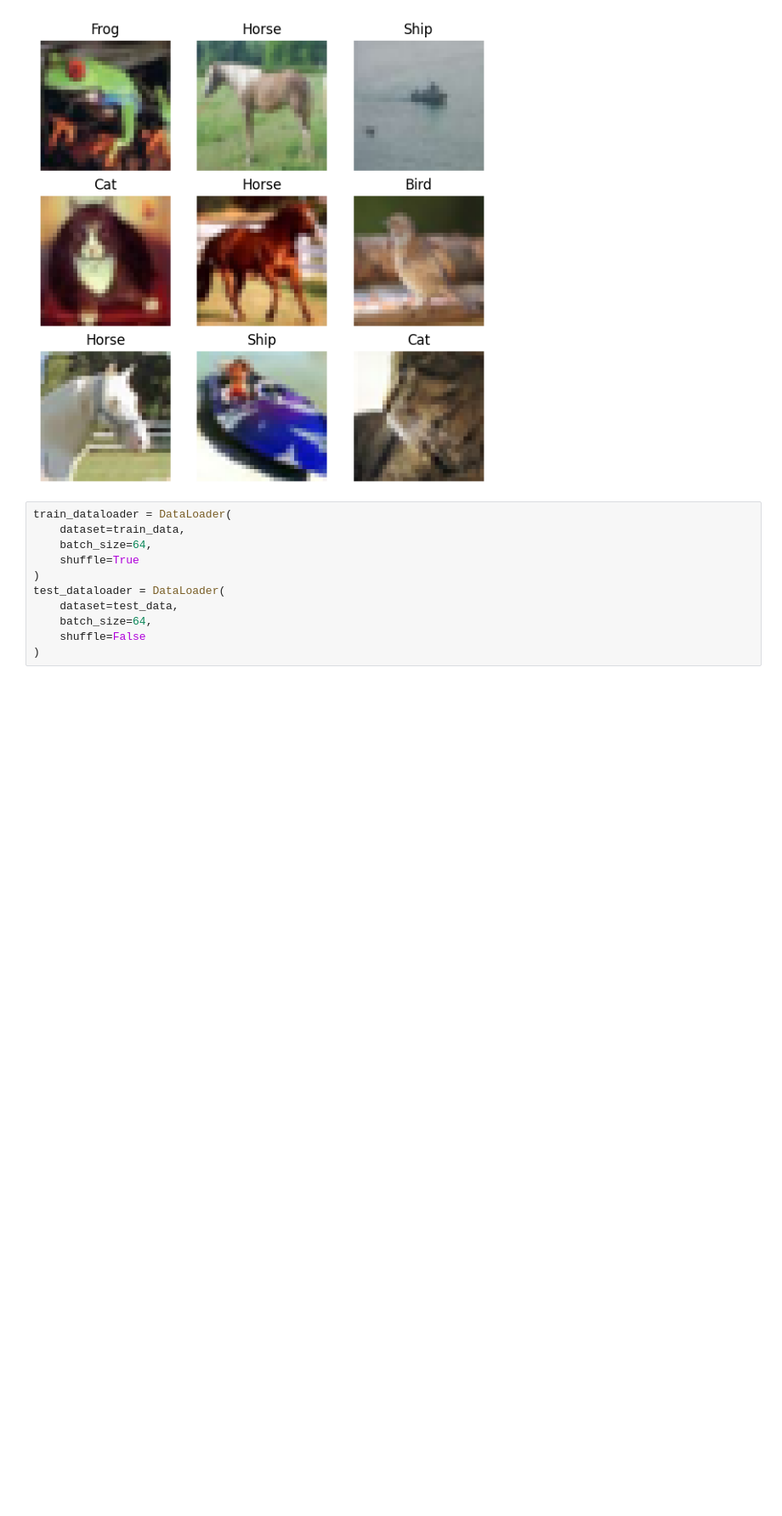
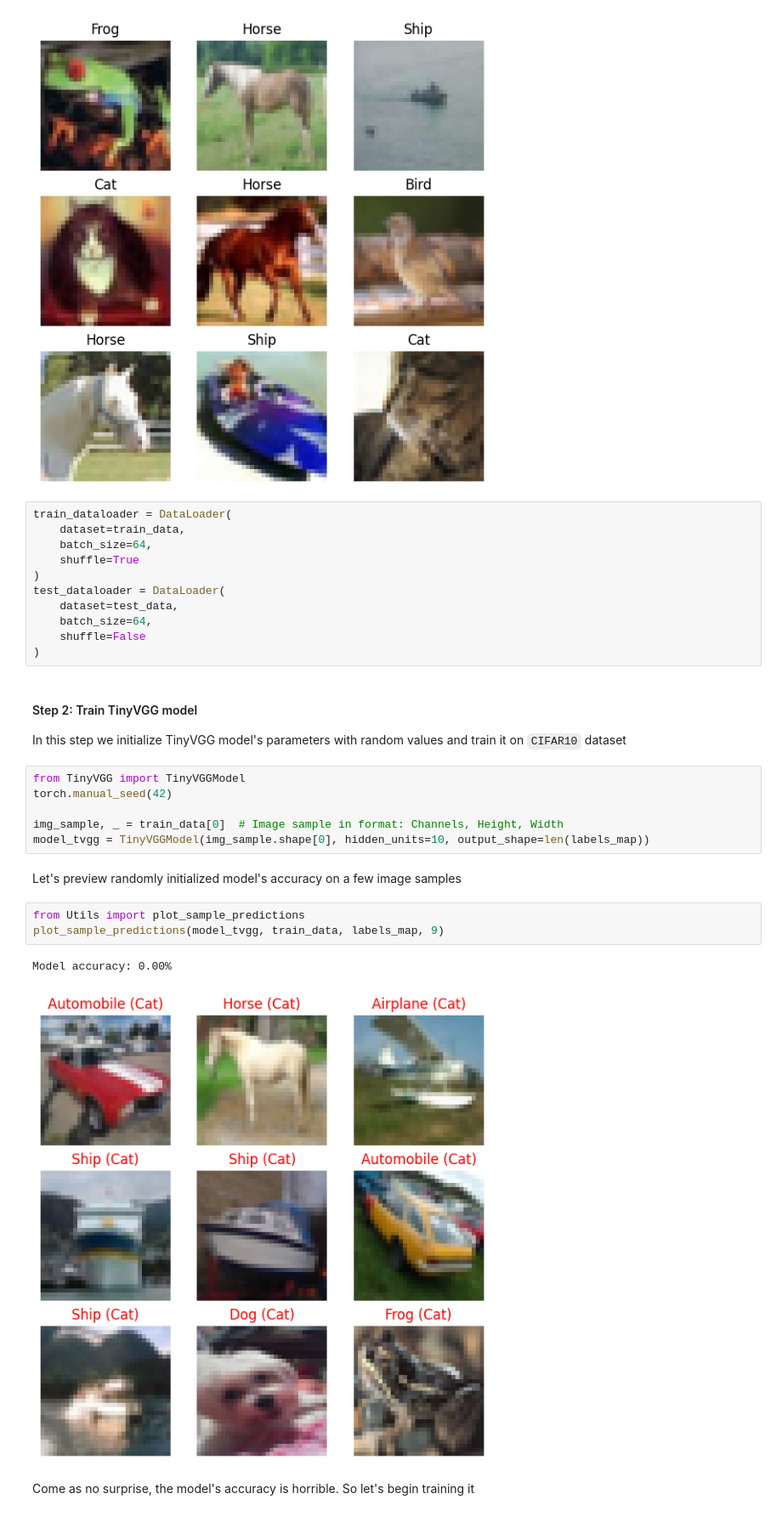
Before and after one commit to stolo93/DNN_image_classification, a Jupyter notebook: image_classification.ipynb, the cells around one changed output. Shown at 85% size. Saved outputs shown, nothing was run; the diff lists cells and outputs as text; blank space fills up the shorter version.

Commit message:
Model training loop and checkpoint

```diff
--- a/image_classification.ipynb
+++ b/image_classification.ipynb
@@ -72,3 +73,23 @@ test_dataloader = DataLoader(
     batch_size=64,
     shuffle=False
 )
+# %% [markdown]
+#### Step 2: Train TinyVGG model
+In this step we initialize TinyVGG model's parameters with random values
+and train it on `CIFAR10` dataset
+# %%
+from TinyVGG import TinyVGGModel
+torch.manual_seed(42)
+
+img_sample, _ = train_data[0]  # Image sample in format: Channels, Height, Width
+model_tvgg = TinyVGGModel(img_sample.shape[0], hidden_units=10, output_shape=len(labels_map))
+# %% [markdown]
+Let's preview randomly initialized model's accuracy on a few image samples
+# %%
+from Utils import plot_sample_predictions
+plot_sample_predictions(model_tvgg, train_data, labels_map, 9)
+# %% [output]
+Model accuracy: 0.00%
+[figure, added]
+# %% [markdown]
+Come as no surprise, the model's accuracy is horrible. So let's begin training it
```
Also changed, not shown: parts of 4 cells of this notebook, 1 other file.
